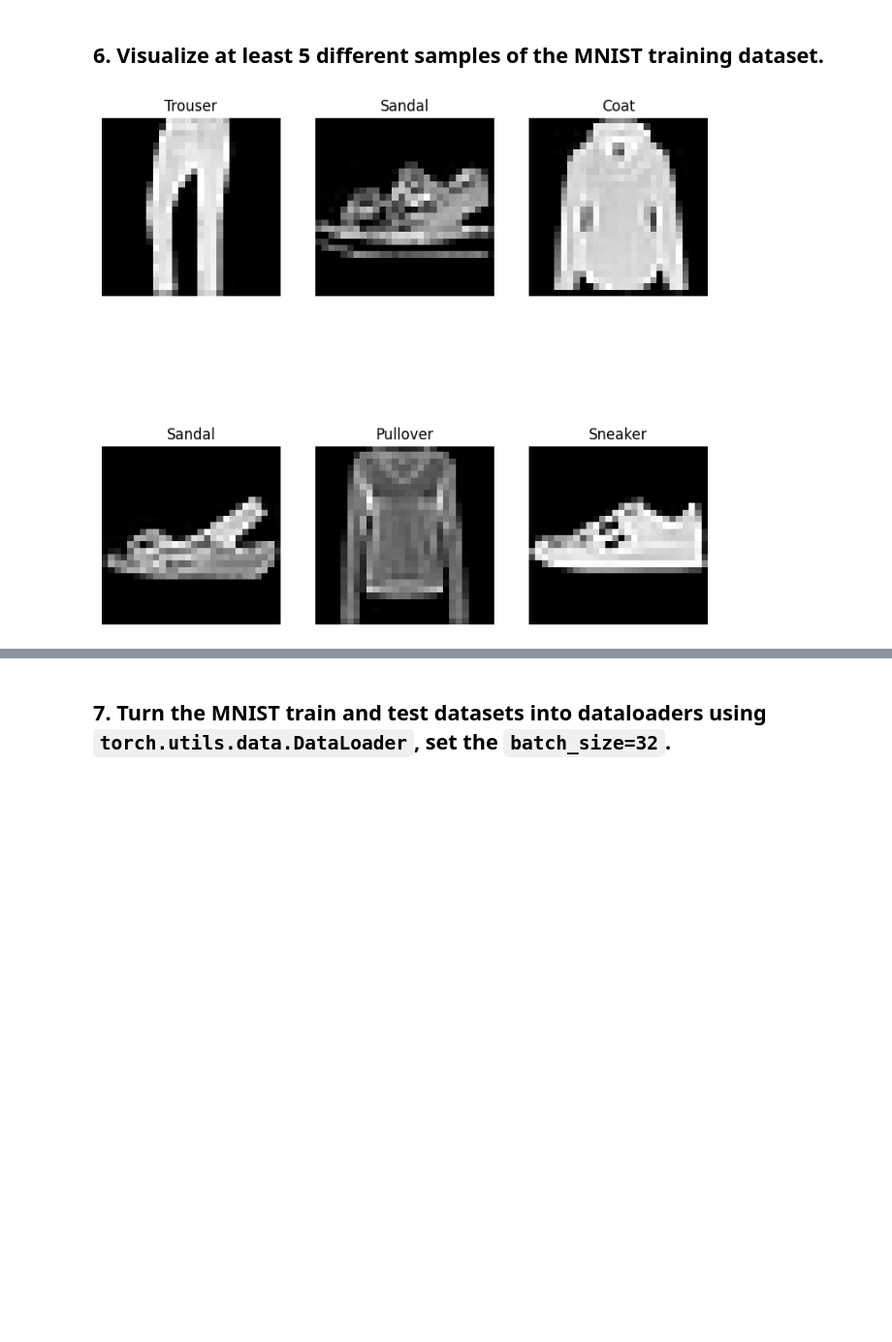
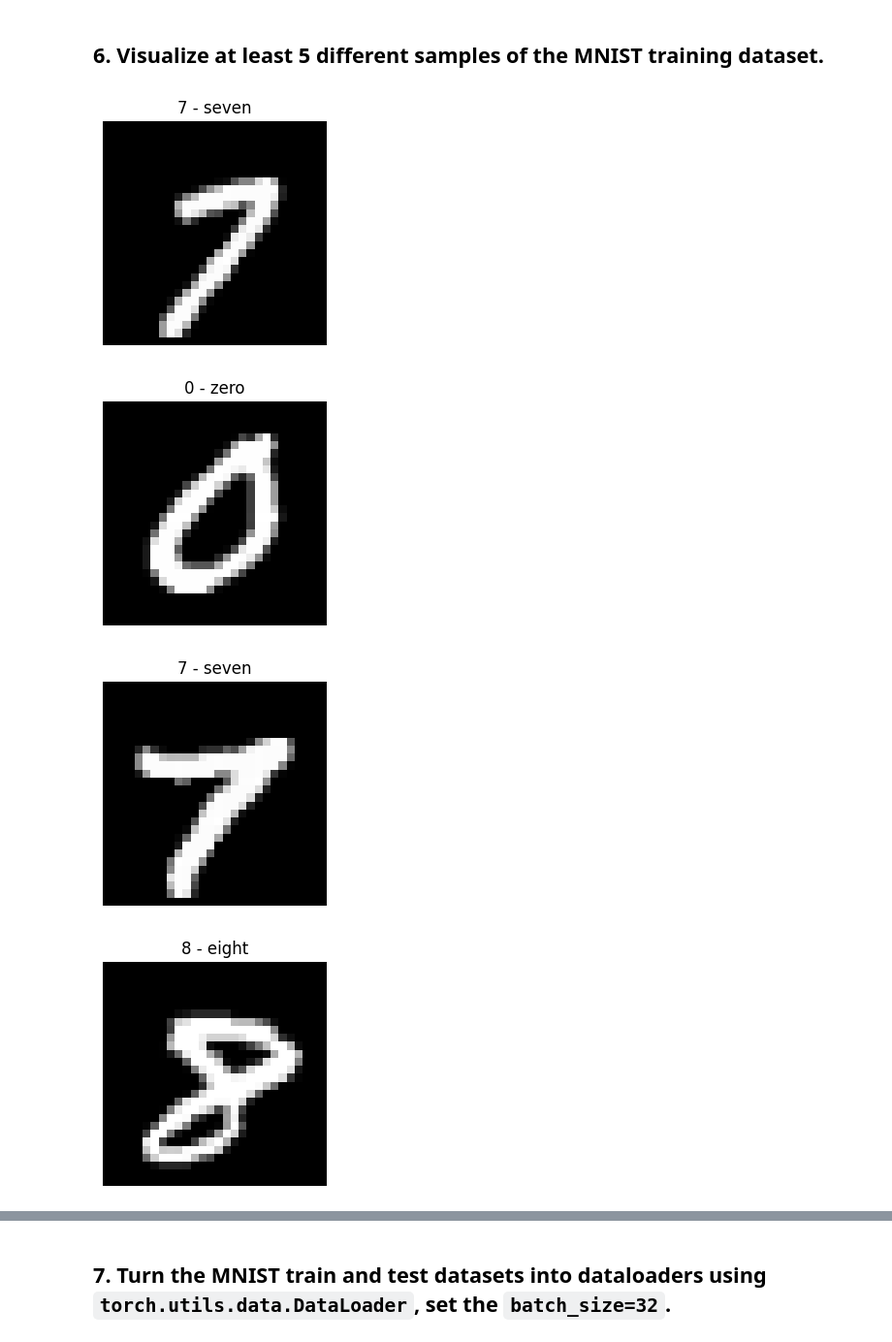
Before and after one commit to pirisc/Background-generator, a Jupyter notebook: extras/exercises/03_pytorch_computer_vision_exercises.ipynb, the cells around one changed output, grey strips where cells are left out. Shown at 97% size. Saved outputs shown, nothing was run; the diff lists cells and outputs as text; code cells hidden in the pictures; blank space fills up the shorter version.

```diff
--- a/extras/exercises/03_pytorch_computer_vision_exercises.ipynb
+++ b/extras/exercises/03_pytorch_computer_vision_exercises.ipynb
@@ -64,7 +81,7 @@ from torchvision import datasets
 from torchvision.transforms import ToTensor
 
 # Setup training data
-train_data = datasets.FashionMNIST(
+train_data = datasets.MNIST(
     root = "data",
     train = True,
     download = True,
@@ -73,7 +90,7 @@ train_data = datasets.FashionMNIST(
 )
 
 # Setup testing data
-test_data = datasets.FashionMNIST(
+test_data = datasets.MNIST(
     root = "data",
     train = False,
     download = True,
@@ -84,18 +101,17 @@ test_data = datasets.FashionMNIST(
 # %%
 import matplotlib.pyplot as plt
 
 class_names = train_data.classes
 
-
-# Plot images
-fig = plt.figure(figsize = (9,9))
-rows, cols = 2 ,3
-for i in range(1, rows* cols + 1):
+for i in range(5):
   random_idx = torch.randint(0, len(train_data), size=[1]).item()
   img,label = train_data[random_idx]
-  fig.add_subplot(rows, cols,i)
+  plt.figure(figsize=(3,3))
   plt.imshow(img.squeeze(), cmap="gray")
   plt.title(class_names[label])
   plt.axis(False);
 # %% [output]
-[figure, old version]
+[figure, new version]
+[figure, added]
+[figure, added]
+[figure, added]
```
Also changed, not shown: parts of 19 cells of this notebook.
